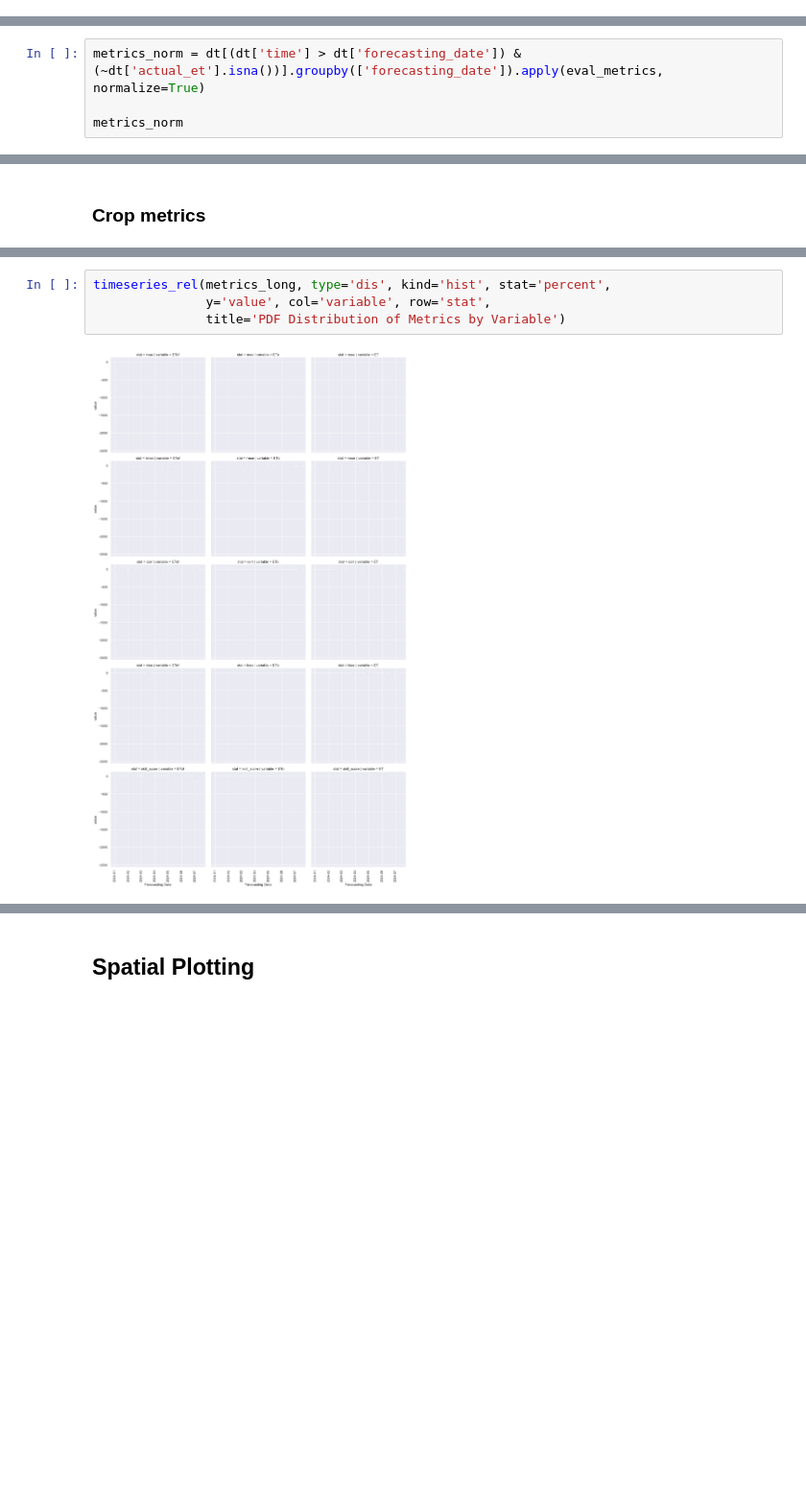
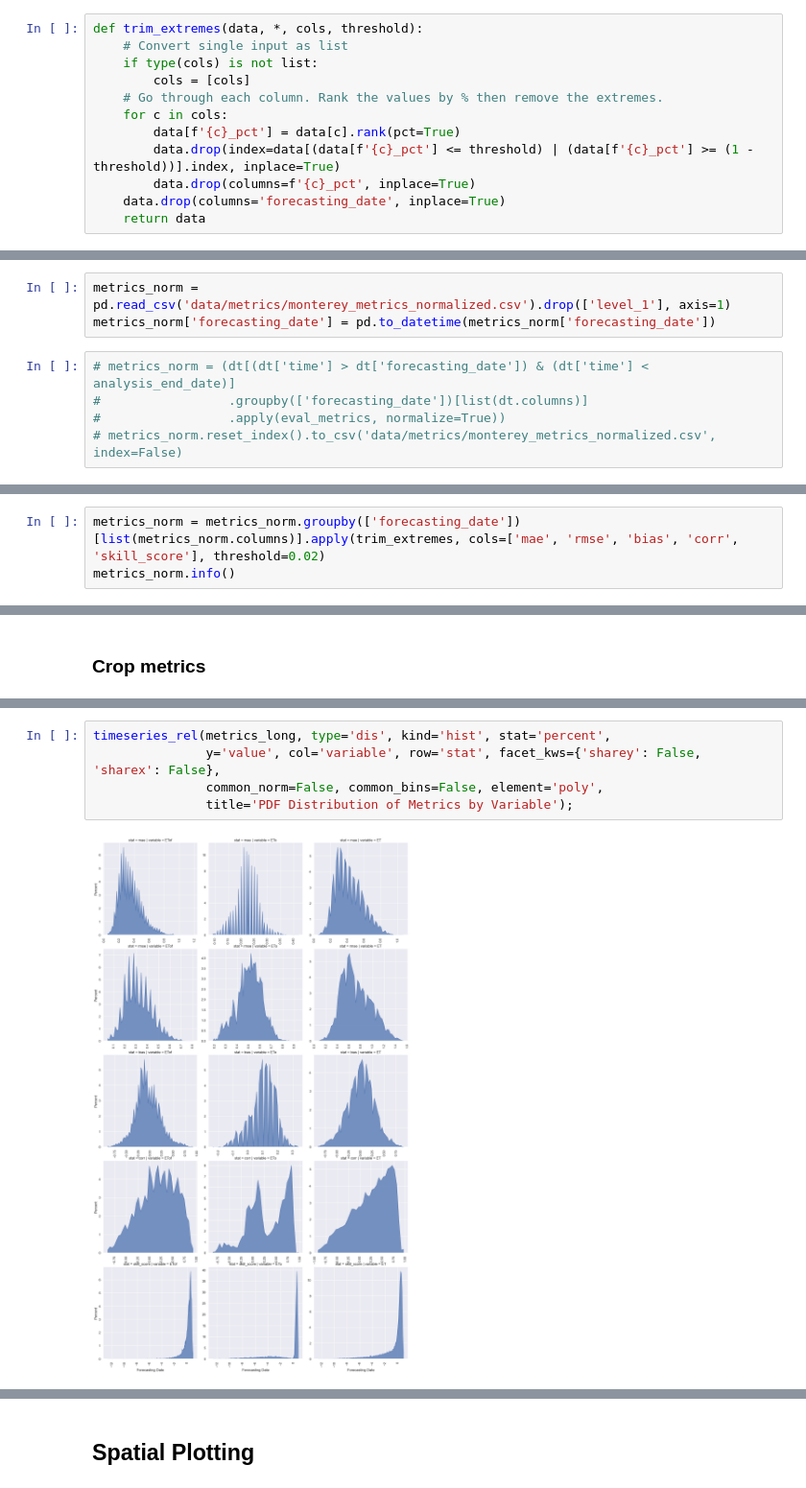
Before and after one commit to watrs-csumb/openet-forecast-analysis, a Jupyter notebook: monterey_analysis.ipynb, the cells around one changed output, grey strips where cells are left out. Shown at 96% size. Cells and saved outputs as stored; diff of their text form; blank space fills up the shorter version.

```diff
--- a/monterey_analysis.ipynb
+++ b/monterey_analysis.ipynb
@@ -338,2 +369,14 @@ def timeseries_rel(data, *, y, type='rel', col, row=None, hue=None, kind='line',
+# %%
+def trim_extremes(data, *, cols, threshold):
+    # Convert single input as list
+    if type(cols) is not list:
+        cols = [cols]
+    # Go through each column. Rank the values by % then remove the extremes.
+    for c in cols:
+        data[f'{c}_pct'] = data[c].rank(pct=True)
+        data.drop(index=data[(data[f'{c}_pct'] <= threshold) | (data[f'{c}_pct'] >= (1 - threshold))].index, inplace=True)
+        data.drop(columns=f'{c}_pct', inplace=True)
+    data.drop(columns='forecasting_date', inplace=True)
+    return data
 # %% [markdown]
 ## Calculation
@@ -345,6 +385,10 @@ Est. run time: 20 min.
 # %% [markdown]
 Est. run time: 21m
+# %%
+metrics_norm = pd.read_csv('data/metrics/monterey_metrics_normalized.csv').drop(['level_1'], axis=1)
+metrics_norm['forecasting_date'] = pd.to_datetime(metrics_norm['forecasting_date'])
 # %%
-metrics_norm = dt[(dt['time'] > dt['forecasting_date']) & (~dt['actual_et'].isna())].groupby(['forecasting_date']).apply(eval_metrics, normalize=True)
-
-metrics_norm
+# metrics_norm = (dt[(dt['time'] > dt['forecasting_date']) & (dt['time'] < analysis_end_date)]
+#                 .groupby(['forecasting_date'])[list(dt.columns)]
+#                 .apply(eval_metrics, normalize=True))
+# metrics_norm.reset_index().to_csv('data/metrics/monterey_metrics_normalized.csv', index=False)
@@ -367,0 +395,3 @@ metrics_norm.to_csv('data/metrics/monterey_metrics_normalized.csv')
+# %%
+metrics_norm = metrics_norm.groupby(['forecasting_date'])[list(metrics_norm.columns)].apply(trim_extremes, cols=['mae', 'rmse', 'bias', 'corr', 'skill_score'], threshold=0.02)
+metrics_norm.info()
@@ -534,6 +484,7 @@ memory usage: 14.7+ MB
 # %%
 timeseries_rel(metrics_long, type='dis', kind='hist', stat='percent',
-               y='value', col='variable', row='stat',
-               title='PDF Distribution of Metrics by Variable')
+               y='value', col='variable', row='stat', facet_kws={'sharey': False, 'sharex': False},
+               common_norm=False, common_bins=False, element='poly',
+               title='PDF Distribution of Metrics by Variable');
 # %% [output]
-[figure, old version]
+[figure, new version]
```
Also changed, not shown: parts of 85 cells of this notebook.
